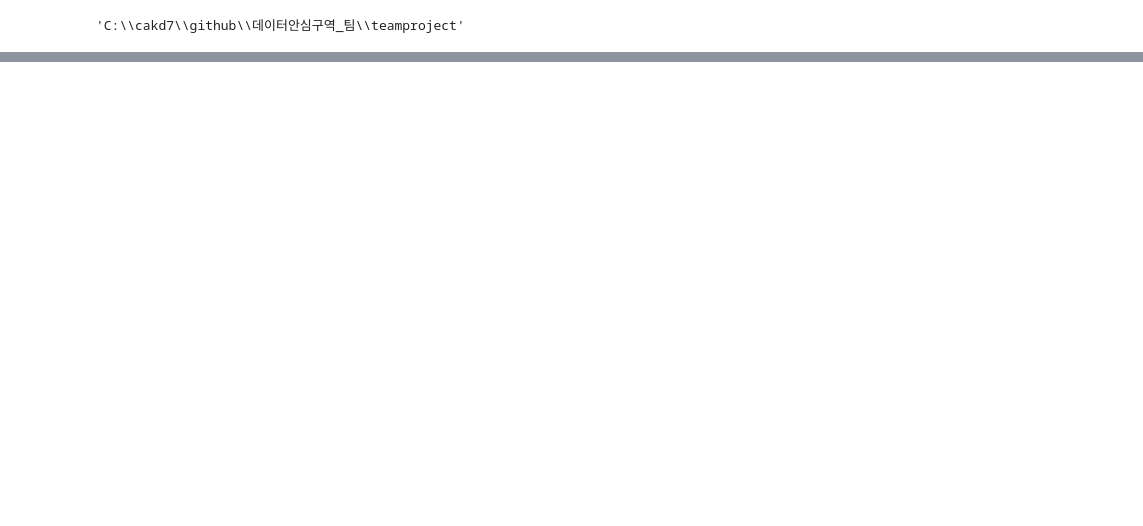
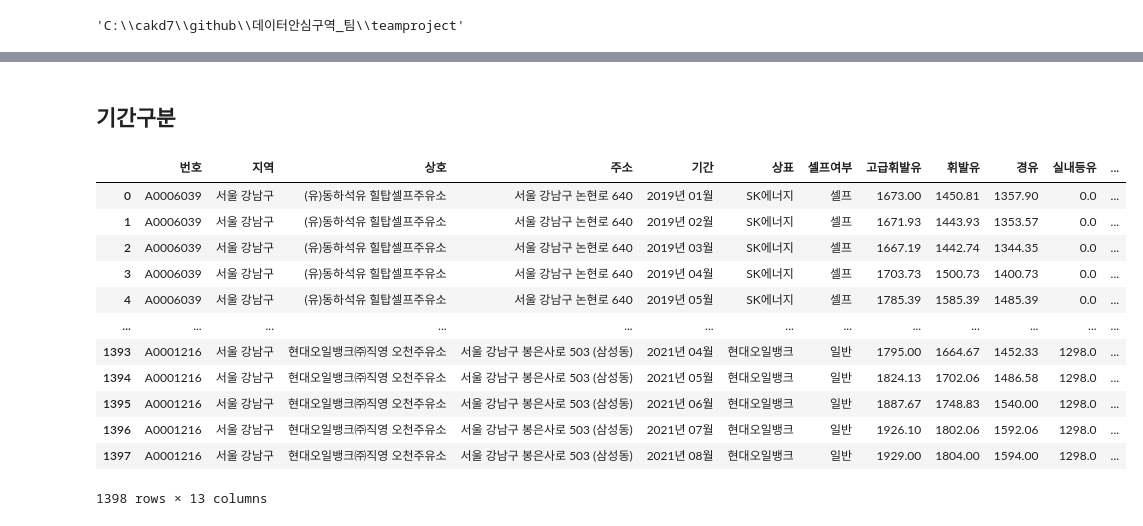
Before and after one commit to leejunghyunA/teamproject, a Jupyter notebook: 오일가격.ipynb, the cells around one changed output, grey strips where cells are left out. Saved outputs shown, nothing was run; the diff lists cells and outputs as text; code cells hidden in the pictures; blank space fills up the shorter version.

```diff
--- a/오일가격.ipynb
+++ b/오일가격.ipynb
@@ -74,0 +11,8 @@ Correct!
+# %%
+#불러오기
+import pandas as pd
+Y2019 = pd.read_csv('./data/유가/과거_판매가격(주유소)201901-201912.csv',encoding='cp949')
+Y2019.drop([0],inplace=True)
+Y2019.reset_index(drop=True, inplace=True)
+print(len(Y2019))
+Y2019.head()
@@ -75 +81,25 @@ Correct!
+# %% [markdown]
+## 기간구분
+# %%
+import re
+for i in range(len(Yall)):
+    y = Yall.loc[i,'기간'].split(" ")[0]
+    Yall.loc[i,'year'] = re.search('(\d+)',y).group()
+    m = Yall.loc[i,'기간'].split(" ")[1]
+    Yall.loc[i,'month'] = re.search('(\d+)',m).group()
+Yall
+# %% [output]
+|  | 번호 | 지역 | 상호 | 주소 | 기간 | 상표 | 셀프여부 | 고급휘발유 | 휘발유 | 경유 | 실내등유 | ... |
+| 0 | A0006039 | 서울 강남구 | (유)동하석유 힐탑셀프주유소 | 서울 강남구 논현로 640 | 2019년 01월 | SK에너지 | 셀프 | 1673.00 | 1450.81 | 1357.90 | 0.0 | ... |
+| 1 | A0006039 | 서울 강남구 | (유)동하석유 힐탑셀프주유소 | 서울 강남구 논현로 640 | 2019년 02월 | SK에너지 | 셀프 | 1671.93 | 1443.93 | 1353.57 | 0.0 | ... |
+| 2 | A0006039 | 서울 강남구 | (유)동하석유 힐탑셀프주유소 | 서울 강남구 논현로 640 | 2019년 03월 | SK에너지 | 셀프 | 1667.19 | 1442.74 | 1344.35 | 0.0 | ... |
+| 3 | A0006039 | 서울 강남구 | (유)동하석유 힐탑셀프주유소 | 서울 강남구 논현로 640 | 2019년 04월 | SK에너지 | 셀프 | 1703.73 | 1500.73 | 1400.73 | 0.0 | ... |
+| 4 | A0006039 | 서울 강남구 | (유)동하석유 힐탑셀프주유소 | 서울 강남구 논현로 640 | 2019년 05월 | SK에너지 | 셀프 | 1785.39 | 1585.39 | 1485.39 | 0.0 | ... |
+| ... | ... | ... | ... | ... | ... | ... | ... | ... | ... | ... | ... | ... |
+| 1393 | A0001216 | 서울 강남구 | 현대오일뱅크㈜직영 오천주유소 | 서울 강남구 봉은사로 503 (삼성동) | 2021년 04월 | 현대오일뱅크 | 일반 | 1795.00 | 1664.67 | 1452.33 | 1298.0 | ... |
+| 1394 | A0001216 | 서울 강남구 | 현대오일뱅크㈜직영 오천주유소 | 서울 강남구 봉은사로 503 (삼성동) | 2021년 05월 | 현대오일뱅크 | 일반 | 1824.13 | 1702.06 | 1486.58 | 1298.0 | ... |
+| 1395 | A0001216 | 서울 강남구 | 현대오일뱅크㈜직영 오천주유소 | 서울 강남구 봉은사로 503 (삼성동) | 2021년 06월 | 현대오일뱅크 | 일반 | 1887.67 | 1748.83 | 1540.00 | 1298.0 | ... |
+| 1396 | A0001216 | 서울 강남구 | 현대오일뱅크㈜직영 오천주유소 | 서울 강남구 봉은사로 503 (삼성동) | 2021년 07월 | 현대오일뱅크 | 일반 | 1926.10 | 1802.06 | 1592.06 | 1298.0 | ... |
+| 1397 | A0001216 | 서울 강남구 | 현대오일뱅크㈜직영 오천주유소 | 서울 강남구 봉은사로 503 (삼성동) | 2021년 08월 | 현대오일뱅크 | 일반 | 1929.00 | 1804.00 | 1594.00 | 1298.0 | ... |
+1398 rows × 13 columns
 # %% [markdown]
```
Also changed, not shown: parts of 21 cells of this notebook, 10 other files.
